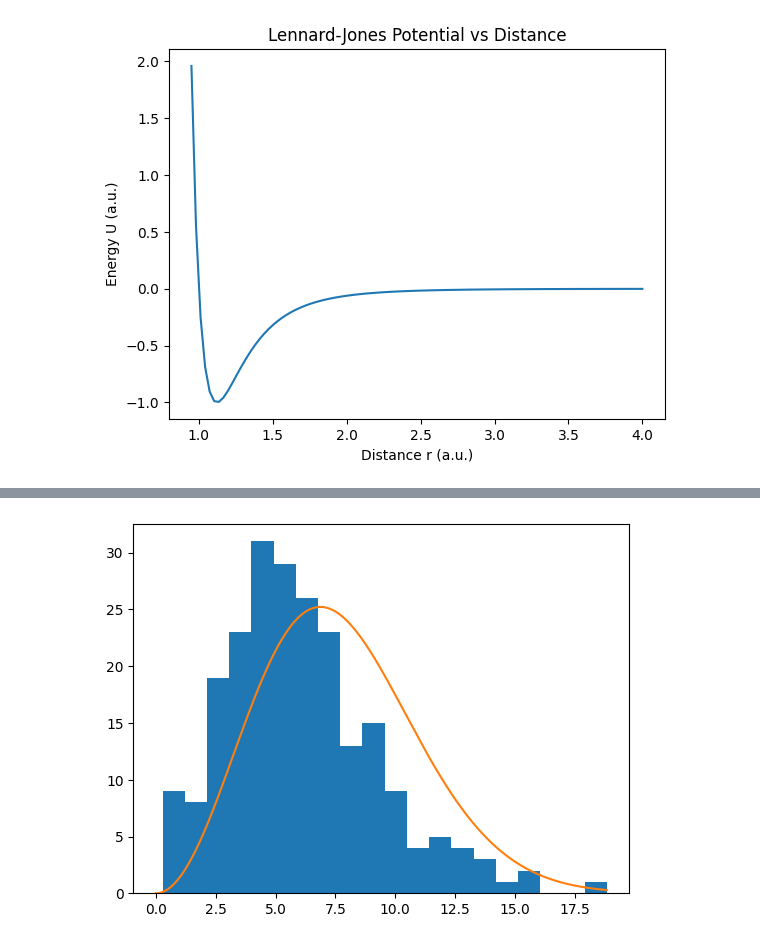
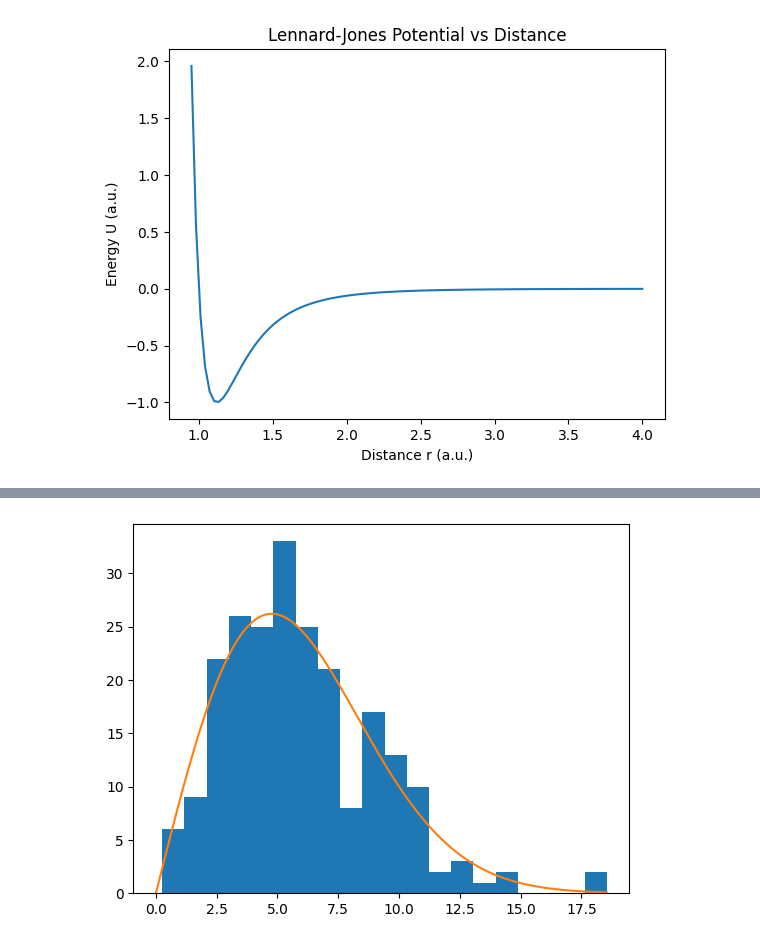
Before and after one commit to julius-clegg/Molecular-Dynamics-Simulation, a Jupyter notebook: PHYS2020 Project.ipynb, the cells around one changed output, grey strips where cells are left out. Drawn from its saved outputs; the diff is of its cells as text; code cells hidden in the pictures.

```diff
--- a/PHYS2020 Project.ipynb
+++ b/PHYS2020 Project.ipynb
@@ -66,7 +69,8 @@ def magnitude2(x):
 def pair_U_lj(x):
     return 4*(x**-6 - 1)*x**-6
 
-U_CUTOFF = pair_U_lj(L/2)
+R_CUTOFF = L.min()/2
+U_CUTOFF = pair_U_lj(R_CUTOFF)
 
 def pair_U_lj_vec(r):
     r2 = magnitude2(r)
@@ -125,7 +129,7 @@ testing with r as [x matrix, y matrix]
 x = r[0]
 def pair_displacements_1D(x):
     x = -np.diff(np.meshgrid(x,x),axis=0)[0]
-    x = (L/2+x)%L-L/2
+    x = (L[0]/2+x)%L[0]-L[0]/2
     return x
 
 def pair_displacements(r):
@@ -185,8 +189,8 @@ def plot_each_arrow(r,A,color=None):
 # plt.show()
 
 plt.title("Lennard-Jones Net Force Vectors")
-plt.xlim(0, L)
-plt.ylim(0, L)
+plt.xlim(0, L[0])
+plt.ylim(0, L[1])
 plt.xlabel("x (a.u.)")
 plt.ylabel("y (a.u.)")
 plt.quiver(*r, *F_net, angles="xy", )
@@ -231,7 +235,7 @@ def wall_boundary_conds(r,v):
     return r,v
 
 def periodic_boundary_wrap(r,v):
-    r %= L
+    r %= L[0]
     return r,v
 
 def boundary_conds(r,v):
@@ -245,8 +249,9 @@ def step_state(r,v,dt):
 def time_evolution(r,v,steps,dt):
     rs = np.zeros((steps,r.shape[0], r.shape[1]))
     vs = np.zeros((steps,r.shape[0], r.shape[1]))
-    for i in range(steps):
-        rs[i], vs[i] = step_state(r,v,dt)
+    rs[0],vs[0] = r,v
+    for i in range(steps-1):
+        rs[i+1], vs[i+1] = step_state(rs[i],vs[i],dt)
     return rs, vs
 # %%
 t_total,dt = 10,0.001
@@ -306,15 +311,16 @@ fig.show()
 # %%
 T = KE_t[-WLEN//2]
-D = lambda v: (2*np.pi*T)**(-3/2) * 4*np.pi*v**2 * np.exp(-v**2/(2*T))
+# D = lambda v: (2*np.pi*T)**(-3/2) * 4*np.pi*v**2 * np.exp(-v**2/(2*T))
+D = lambda v: (1/T) * v * np.exp(-v**2/(2*T))
 
 v_abs = np.sqrt((vs[-WLEN//2]**2).sum(axis=0))
 v_range = np.linspace(0,v_abs.max(),1000)
 
 fig, ax = plt.subplots()
 # ax.hist(v_abs)
 counts, bins = np.histogram(v_abs, bins=20)
 ax.stairs(counts, bins, fill=True)
 ax.plot(v_range, D(v_range)*N * (bins[1]-bins[0]))
 fig.show()
 # %% [output]
-[figure, old version]
+[figure, new version]
```
Also changed, not shown: parts of 4 cells of this notebook, 1 other file.
